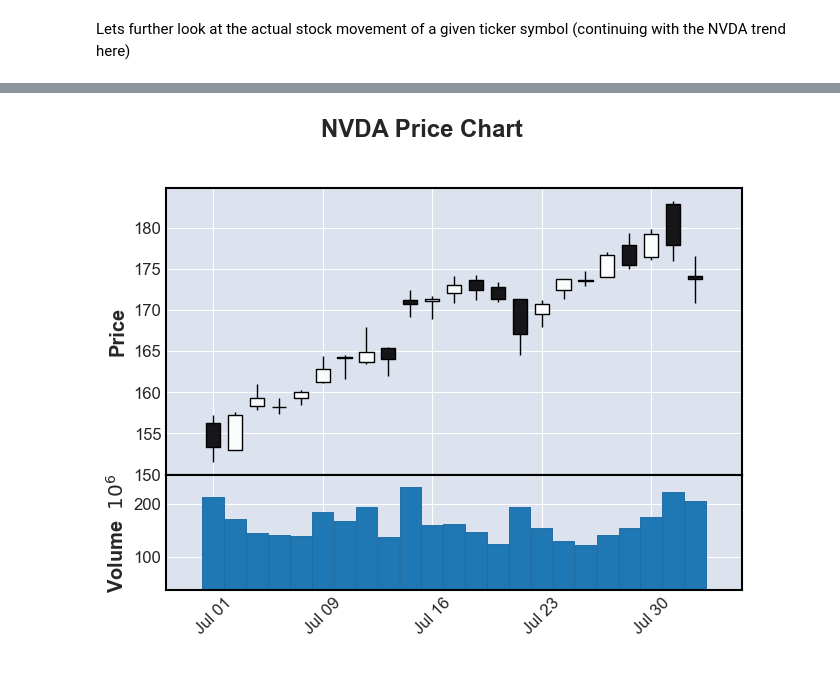
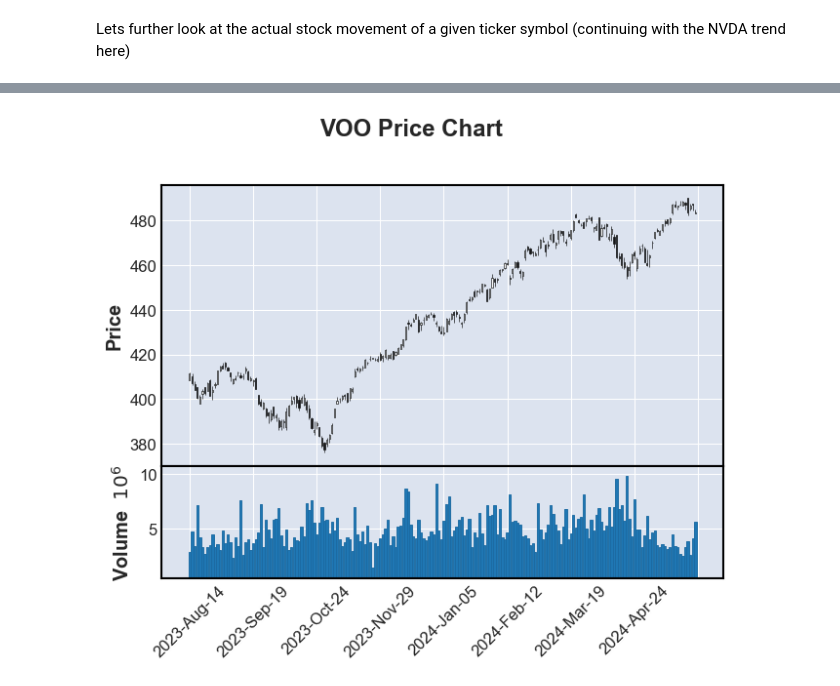
Before and after one commit to mkovacevich18/stonks, a Jupyter notebook: notebooks/options.ipynb, the cells around one changed output, grey strips where cells are left out. Cells and saved outputs as stored; diff of their text form; code cells hidden in the pictures.

```diff
--- a/notebooks/options.ipynb
+++ b/notebooks/options.ipynb
@@ -299,34 +269,33 @@ Installed 1 package in 5msb0
 # %%
-symbol = "NVDA"
-url = f"https://api.polygon.io/v2/aggs/ticker/{symbol}/range/1/day/2025-07-01/2025-08-01"
+url = f"https://api.polygon.io/v2/aggs/ticker/{ticker}/range/1/day/{previous_date}/{today_date}"
 
 params = {
     "adjusted": "true",
     "sort": "asc",
     "limit": 200,
     "apiKey": API_KEY
 }
 
 response = requests.get(url, params=params)
 data = response.json()
 
 if "results" not in data:
     print("Error or no results:", data)
 else:
     df = pd.DataFrame(data["results"])
     df["t"] = pd.to_datetime(df["t"], unit="ms")
     df.set_index("t", inplace=True)
 
     df = df.rename(columns={
         "o": "Open",
         "h": "High",
         "l": "Low",
         "c": "Close",
         "v": "Volume"
     })
 
     df = df[["Open", "High", "Low", "Close", "Volume"]]
 
-    mpf.plot(df, type="candle", volume=True, title=f"{symbol} Price Chart")
+    mpf.plot(df, type="candle", volume=True, title=f"{ticker} Price Chart")
 # %% [output]
-[figure, old version]
+[figure, new version]
```
Also changed, not shown: parts of 18 cells of this notebook.
